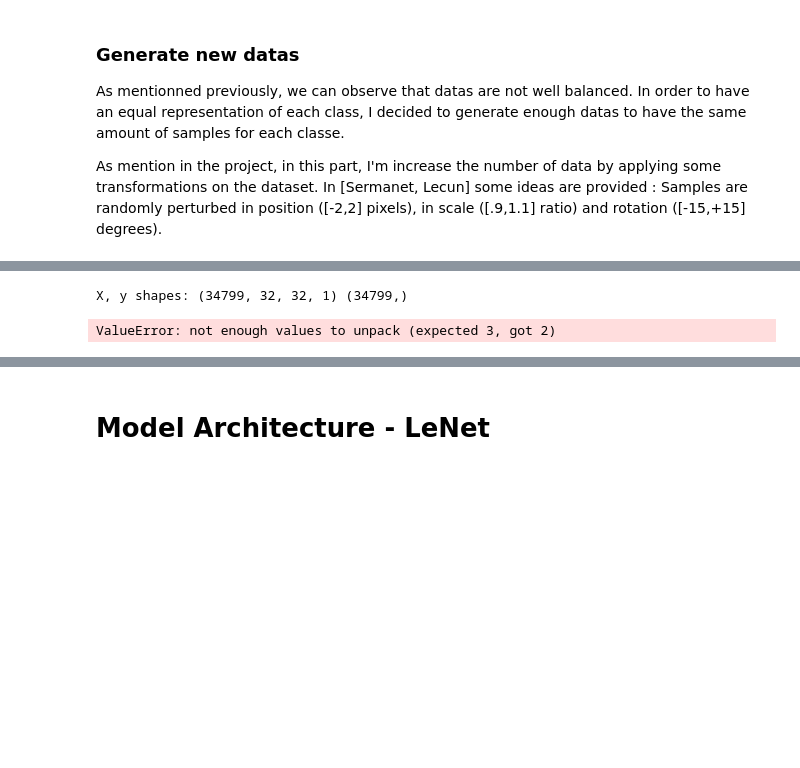
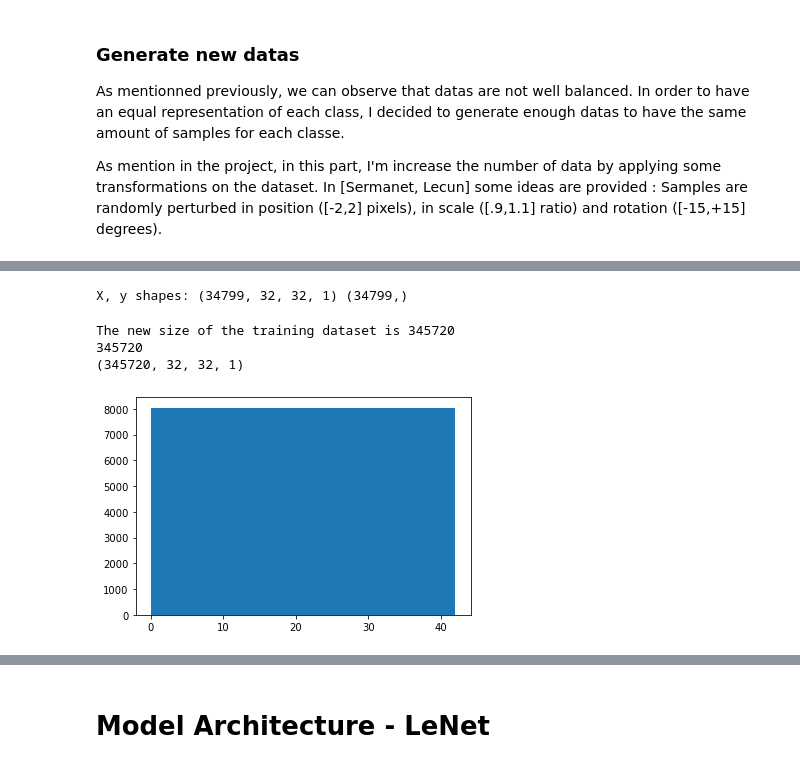
Before and after one commit to Dynaa/traffic-sign-classifier, a Jupyter notebook: Traffic_Sign_Classifier.ipynb, the cells around one changed output, grey strips where cells are left out. Saved outputs shown, nothing was run; the diff lists cells and outputs as text; code cells hidden in the pictures; blank space fills up the shorter version.

```diff
--- a/Traffic_Sign_Classifier.ipynb
+++ b/Traffic_Sign_Classifier.ipynb
@@ -364,9 +436,6 @@ import tensorflow as tf
 from sklearn.utils import shuffle
 
 
-# Normalize images
-X_train_normalised = image_normalizer(X_train, X_train)
-X_train = X_train_normalised
 
 # extra data to generate
 extra_data = 0
@@ -376,8 +445,8 @@ diff_list = []
 
 # Compute for each classes the number of data to generate
 for i in range(n_classes):
-    if(hist_counts[i]<int(mean_count)):
-        diff = int(mean_count) - hist_counts[i]
+    if(hist_counts[i]<int(max_count*4)):
+        diff = int(max_count*4) - hist_counts[i]
         diff_list.append(diff)
         extra_data += diff
     else:
@@ -416,61 +485,23 @@ for i in range(n_classes):
         # Choose randomly one sample into the original set
         random_index = random.choice(current_class_id)
         random_sample = X_train[random_index]
-        # rotation
-        #random_sample = generate_samples_scale(random_sample)
-        random_sample = generate_samples_position(random_sample)
-        #X_train = np.concatenate((X_train, [random_sample]), axis=0)
-        #y_train = np.concatenate((y_train, [i]), axis=0)
-        X_augmented[n_train + current, :, :, :] = [random_sample]
-        #y_augmented[n_train + current] = i
-        #random_rotation = random.uniform(-10, 10)
-        #random_sample = ndimage.rotate(random_sample, random_rotation, reshape=False)
-        #random_sample = random_sample.reshape(1,32,32,3)
-        #random_value = random.uniform(-0.2, 0.2)
-        #choose_sample = X_train[random_index]
-        # Rotate new sample
-        # choose_sample = generate_samples_rotation(choose_sample)
-        # Move sample
-        #choose_sample = generate_samples_position(choose_sample)
-        # Scale sample
-        # choose_sample = generate_samples_scale(choose_sample)
-        #random_value = random.uniform(-0.2, 0.2)
-        #if random_value >= 0:
-        #    random_sample = np.where((random_sample + random_value) > 1,1,random_sample+random_value)
-        #else:
-        #    random_sample = np.where((random_sample + random_value) < -1,-1,random_sample+random_value)
-        #X_augmented[n_train + current, :,:,:] = random_sample
-        #y_augmented[n_train + current] = i
+
+        random_sample = generate_samples_position([random_sample])
+        random_sample = generate_samples_scale([random_sample])
+        random_sample = generate_samples_rotation([random_sample])
+        #random_sample = hist_eq([random_sample])
+
+        X_augmented[n_train + current, :, :, :] = random_sample
+        y_augmented[n_train + current] = i
+
         current+=1
 
-#X_train = X_augmented
-#del X_augmented
-#y_train = y_augmented
-#del y_augmented
+X_train = X_augmented
+del X_augmented
+y_train = y_augmented
+del y_augmented
 # %% [output]
 X, y shapes: (34799, 32, 32, 1) (34799,)
-ValueError: not enough values to unpack (expected 3, got 2)
-# %%
-# Visualize rgb vs grayscale
-# Define a figure of 3x3 images
-fig, axs = plt.subplots(3, 3, figsize=(16, 16), sharey=True)
-axs = axs.ravel()
-
-
-# Loading signnames.csv in order to have label for every classes
-data = pd.read_csv("signnames.csv")
-SIGN_NAMES=data.SignName.values         #store sign names value corresponding to id
-
-
-# Pick 9 images randomly in the train dataset
-# Define images title as index and sign names value corresponding to ids
-for i in range(9):
-    index = random.randint(0, len(X_train))
-    image = X_train[index].squeeze()
-    axs[i].axis('off')
-    axs[i].imshow(image,cmap='gray')
-    class_type=SIGN_NAMES[int(y_train[index])]
-    axs[i].set_title(str(y_train[index])+' - '+str(class_type))
 # %%
 import os
 
@@ -483,11 +514,18 @@ with open(filename, 'wb') as f:
     pickle.dump(augmented_dataset, f, pickle.HIGHEST_PROTOCOL)
 # %%
 # Load augmented dataset
+filename = 'augmented_dataset.pickle'
+
 with open(filename, 'rb') as f:
     data = pickle.load(f)
     X_train = data["features"]
     y_train = data["labels"]
 plt.hist(y_train, bins=n_classes)
 print("The new size of the training dataset is " + str(len(y_train)))
 print(len(X_train))
 print(X_train.shape)
+# %% [output]
+The new size of the training dataset is 345720
+345720
+(345720, 32, 32, 1)
+[figure, added]
```
Also changed, not shown: parts of 19 cells of this notebook, 6 other files.
